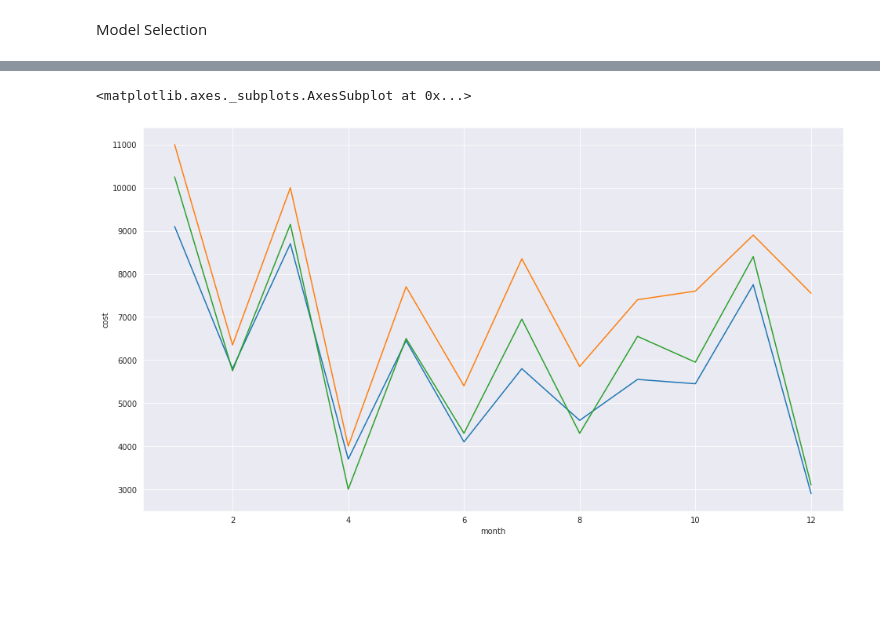
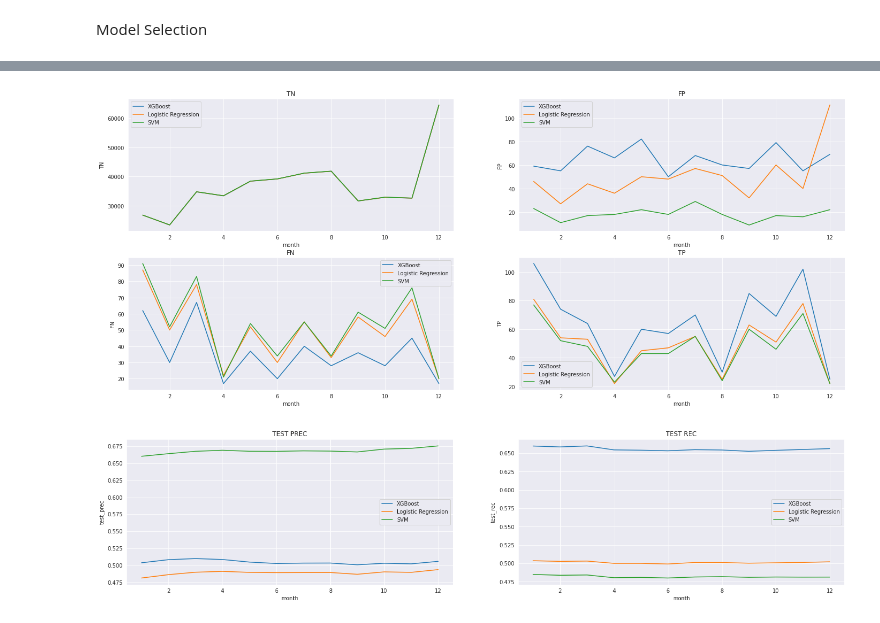
Before and after one commit to ngcheeyuan/Fraud_Detection_Capstone, a Jupyter notebook: Capstone_Final_Model_TS.ipynb, the cells around one changed output, grey strips where cells are left out. Cells and saved outputs as stored; diff of their text form; code cells hidden in the pictures; blank space fills up the shorter version.

```diff
--- a/Capstone_Final_Model_TS.ipynb
+++ b/Capstone_Final_Model_TS.ipynb
@@ -744,3 +732,9 @@ xgb_test_score
+# %%
+xgb_test_score['fp_cost'] = 100*xgb_test_score['FP']
+xgb_test_score['estimated_chargebacks'] = average_fraud_amt*xgb_test_score['FN']
+xgb_test_score['projected_cost'] = 0*xgb_test_score['TP'] + 0*xgb_test_score['TN'] + xgb_test_score['fp_cost']  + xgb_test_score['estimated_chargebacks']
+xgb_test_score['total_actual_cost'] = 0*xgb_test_score['TP'] + 0*xgb_test_score['TN'] + xgb_test_score['fp_cost']  + xgb_test_score['chargebacks']
+xgb_test_score['average_chargebacks'] = xgb_test_score['chargebacks']/xgb_test_score['FN']
 # %%
 feature_list = [(feature,f'f{index}') for index,feature in enumerate(X_train.columns)]
 xgboost_features = [feature for feature,index in feature_list if index in xgb_gs.best_estimator_.named_steps["xgbclassifier"].get_booster().feature_names]
@@ -763,0 +750,7 @@ sns.lineplot(data = svm_scores , x = 'threshold' , y = 'cost')
+# %%
+fig, ax = plt.subplots(1,3,figsize = (24,5))
+for plot_index,data_column in enumerate(['projected_chargebacks','fp_cost','cost']):
+  sns.lineplot(data = log_scores , x = 'threshold' , y = data_column , ax = ax[plot_index], label = 'Logistic Regression')
+  sns.lineplot(data = svm_scores , x = 'threshold' , y = data_column , ax = ax[plot_index], label = 'SVM')
+  sns.lineplot(data = xgb_scores , x = 'threshold' , y = data_column , ax = ax[plot_index], label = 'XGBoost')
+  ax[plot_index].set_title(data_column.replace('_',' ').upper())
@@ -763,0 +771,9 @@ sns.lineplot(data = svm_scores , x = 'threshold' , y = 'cost')
+# %%
+fig, ax = plt.subplots(2,2,figsize = (24,10))
+for plot_index,data_column in enumerate(['total_actual_cost','chargebacks_avoided','chargebacks','average_chargebacks']):
+  row = plot_index//2
+  column = plot_index%2
+  sns.lineplot(data = xgb_test_score, x ='month' , y = data_column , ax = ax[row,column] , label = 'XGBoost')
+  sns.lineplot(data = log_test_score, x ='month' , y = data_column , ax = ax[row,column] , label = 'Logistic Regression')
+  sns.lineplot(data = svm_test_score, x ='month' , y = data_column , ax = ax[row,column] , label = 'SVM')
+  ax[row,column].set_title(data_column.replace('_',' ').upper())
@@ -764,8 +794,20 @@ sns.lineplot(data = svm_scores , x = 'threshold' , y = 'cost')
+# %%
+fig, ax = plt.subplots(2,2,figsize = (24,10))
+for plot_index,data_column in enumerate(['TN','FP','FN','TP']):
+  row = plot_index//2
+  column = plot_index%2
+  sns.lineplot(data = xgb_test_score, x ='month' , y = data_column , ax = ax[row,column] , label = 'XGBoost')
+  sns.lineplot(data = log_test_score, x ='month' , y = data_column , ax = ax[row,column] , label = 'Logistic Regression')
+  sns.lineplot(data = svm_test_score, x ='month' , y = data_column , ax = ax[row,column] , label = 'SVM')
+  ax[row,column].set_title(data_column.replace('_',' ').upper())
+# %% [output]
+[figure, added]
 # %%
-plt.figure(figsize = (16,9))
-sns.lineplot(data = xgb_test_score, x ='month' , y = 'cost')
-sns.lineplot(data = log_test_score, x ='month' , y = 'cost')
-sns.lineplot(data = svm_test_score, x ='month' , y = 'cost')
+fig, ax = plt.subplots(1,2,figsize = (24,5))
+for plot_index,data_column in enumerate(['test_prec','test_rec']):
+  sns.lineplot(data = xgb_test_score, x ='month' , y = data_column , ax = ax[plot_index] , label = 'XGBoost')
+  sns.lineplot(data = log_test_score, x ='month' , y = data_column , ax = ax[plot_index] , label = 'Logistic Regression')
+  sns.lineplot(data = svm_test_score, x ='month' , y = data_column , ax = ax[plot_index] , label = 'SVM')
+  ax[plot_index].set_title(data_column.replace('_',' ').upper())
 # %% [output]
-<matplotlib.axes._subplots.AxesSubplot at 0x...>
-[figure, old version]
+[figure, new version]
```
Also changed, not shown: parts of 34 cells of this notebook.
